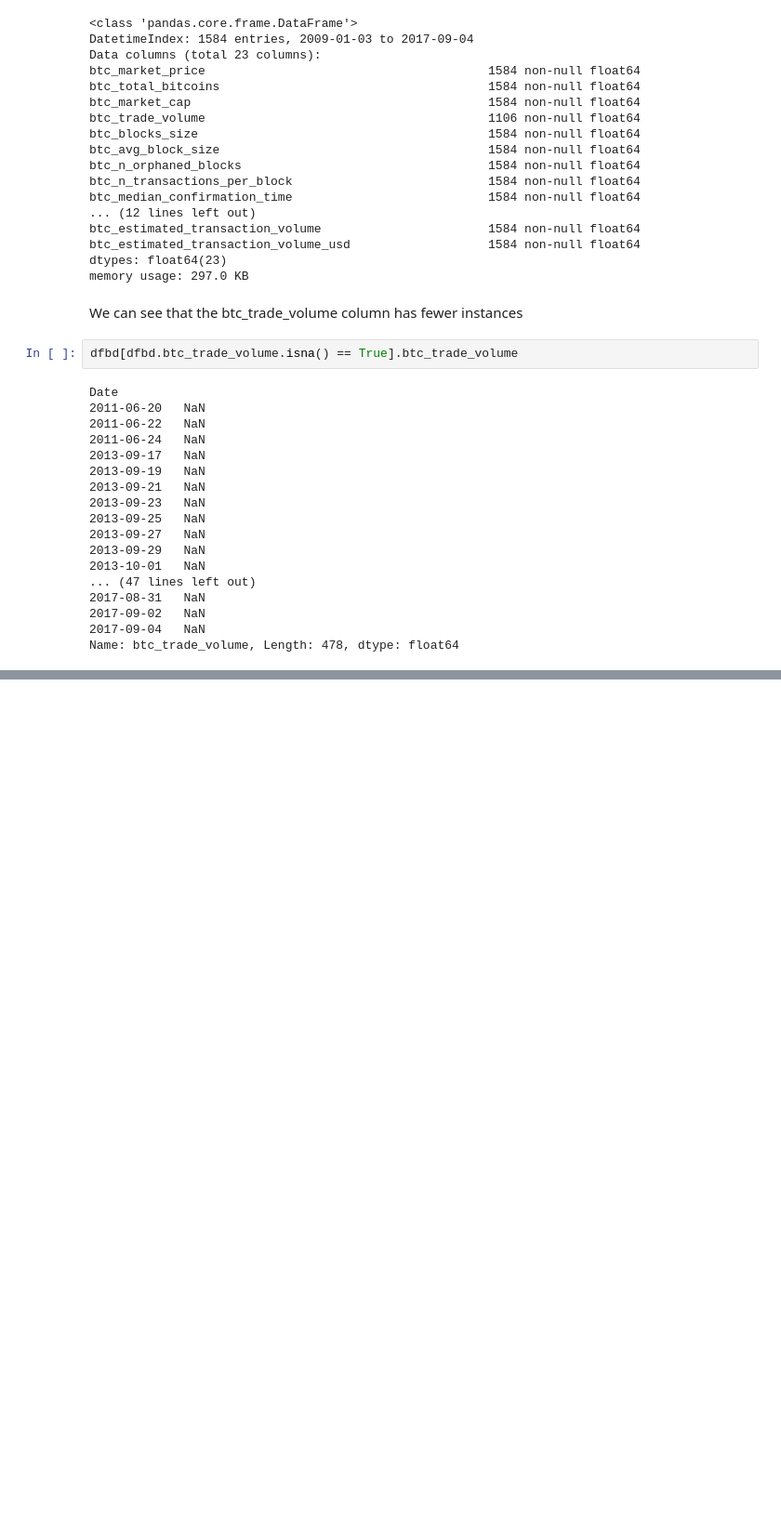
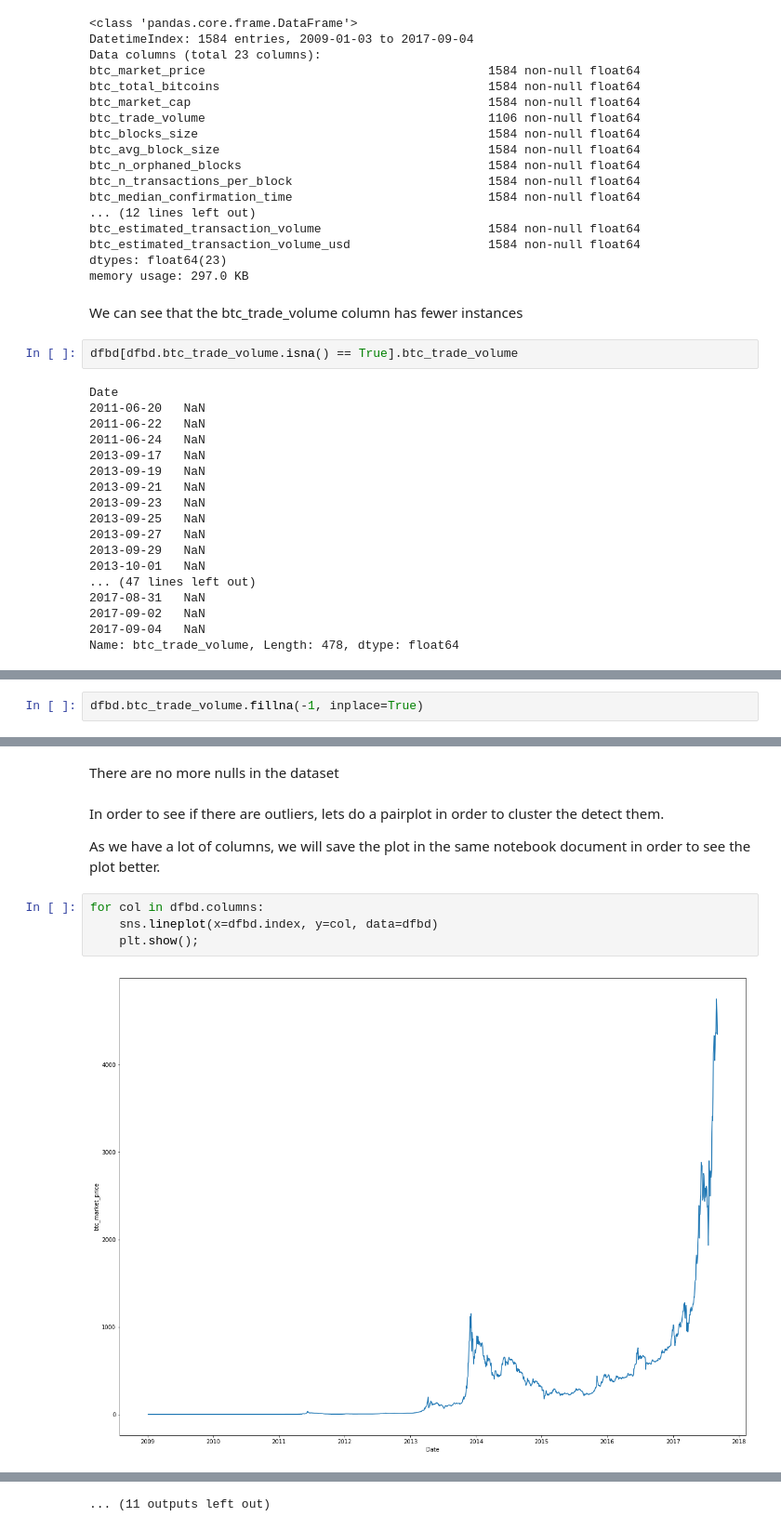
Before and after one commit to mrg20/laboratory-data-science-subject, a Jupyter notebook: notebooks/Cryptocoins analysis.ipynb, the cells around one changed output, grey strips where cells are left out. Shown at 93% size. Saved outputs shown, nothing was run; the diff lists cells and outputs as text; blank space fills up the shorter version.

```diff
--- a/notebooks/Cryptocoins analysis.ipynb
+++ b/notebooks/Cryptocoins analysis.ipynb
@@ -377,0 +403,2 @@ Name: btc_trade_volume, Length: 478, dtype: float64
+# %%
+dfbd.btc_trade_volume.fillna(-1, inplace=True)
@@ -377,0 +428,12 @@ Name: btc_trade_volume, Length: 478, dtype: float64
+# %% [markdown]
+There are no more nulls in the dataset
+# %% [markdown]
+In order to see if there are outliers, lets do a pairplot in order to cluster the detect them.
+
+As we have a lot of columns, we will save the plot in the same notebook document in order to see the plot better.
+# %%
+for col in dfbd.columns:
+    sns.lineplot(x=dfbd.index, y=col, data=dfbd)
+    plt.show();
+# %% [output]
+[figure, added]
@@ -377,0 +451 @@ Name: btc_trade_volume, Length: 478, dtype: float64
+... (11 outputs left out)
```
Also changed, not shown: parts of 25 cells of this notebook.
